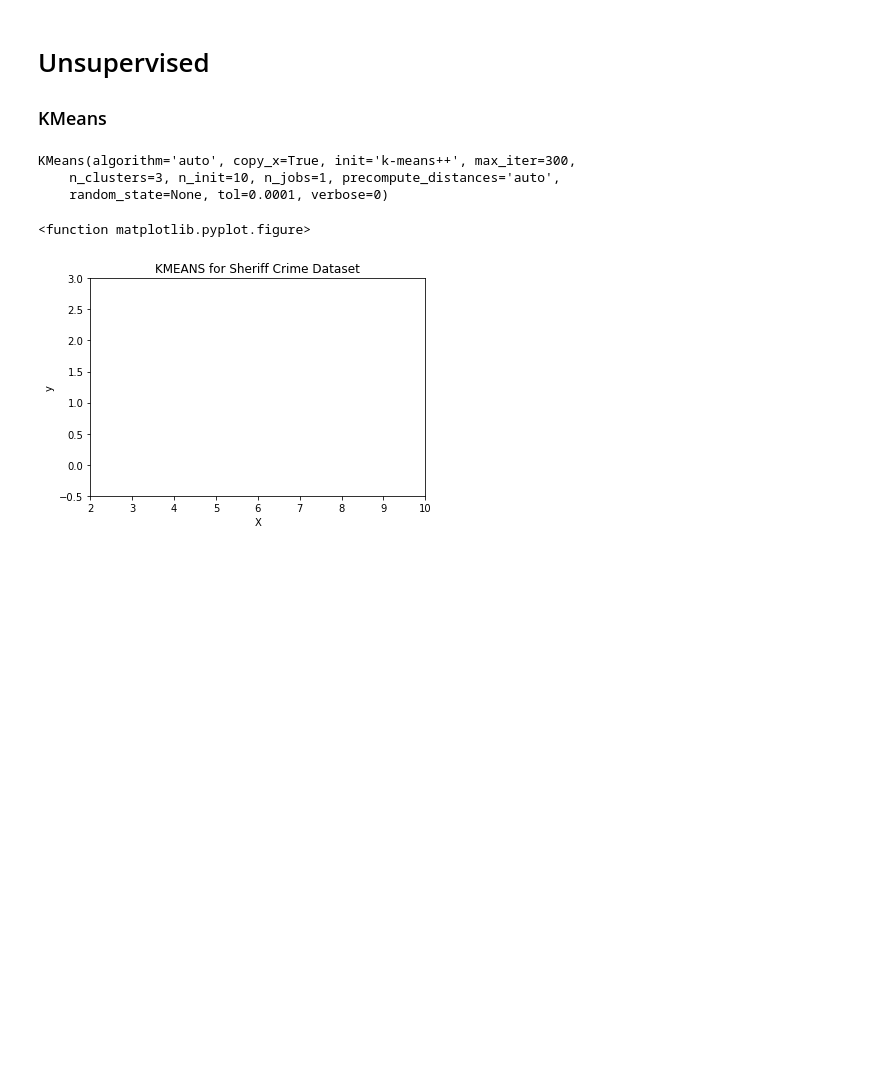
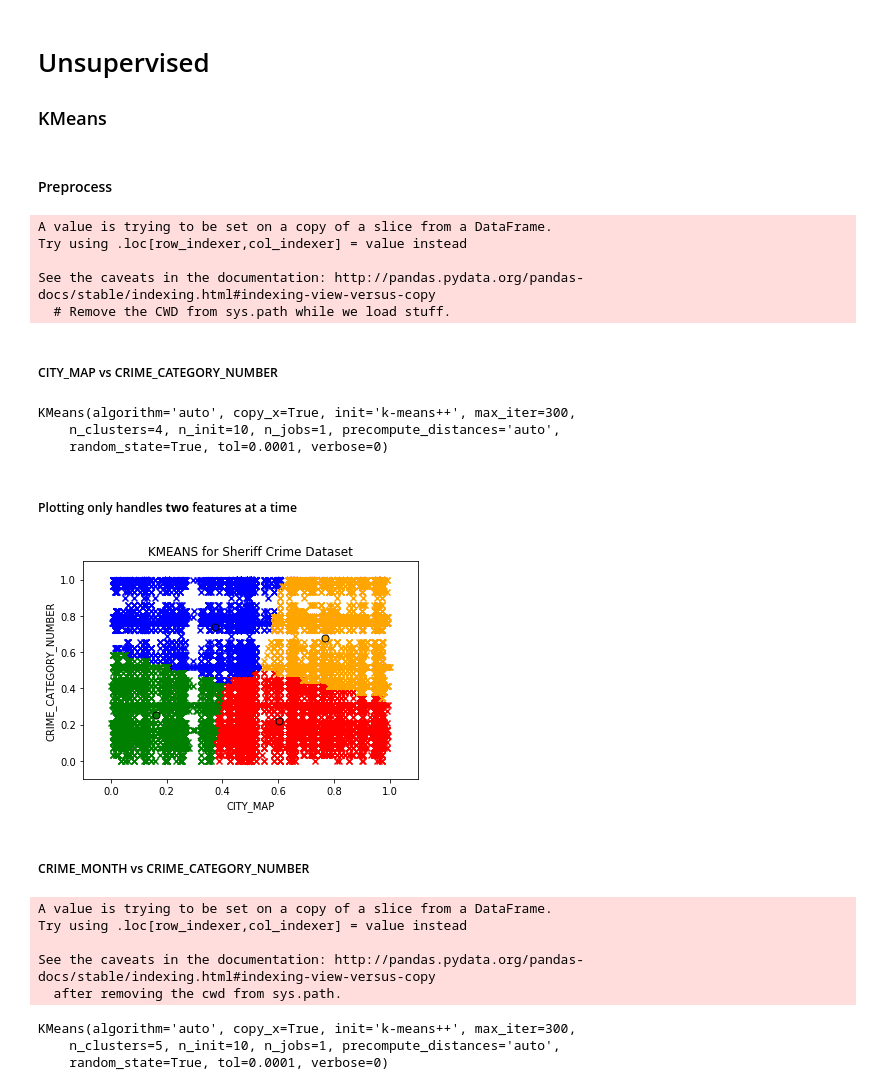
Before and after one commit to dannypadilla/la-sheriff-crimes, a Jupyter notebook: sheriff-crime-data.ipynb, the cells around one changed output. Saved outputs shown, nothing was run; the diff lists cells and outputs as text; code cells hidden in the pictures; blank space fills up the shorter version.

Commit message:
fix graph

```diff
--- a/sheriff-crime-data.ipynb
+++ b/sheriff-crime-data.ipynb
@@ -430,38 +501,59 @@ Random Forest:  0.189229022685
 # %% [markdown]
 # Unsupervised
 ### KMeans
+# %% [markdown]
+#### Preprocess
 # %%
 from sklearn.cluster import KMeans
 %matplotlib inline
+
+from sklearn.preprocessing import MinMaxScaler
+
+mms = MinMaxScaler() # for scaling/normalizing
+
+feats = ["CRIME_MONTH", "CRIME_HOUR", "CITY_MAP", "CRIME_CATEGORY_NUMBER" ]
+# %% [output]
+A value is trying to be set on a copy of a slice from a DataFrame.
+Try using .loc[row_indexer,col_indexer] = value instead
+
+See the caveats in the documentation: http://pandas.pydata.org/pandas-docs/stable/indexing.html#indexing-view-versus-copy
+  # Remove the CWD from sys.path while we load stuff.
+# %% [markdown]
+##### CITY_MAP vs CRIME_CATEGORY_NUMBER
+# %%
+city_map = ["CITY_MAP"]
+city_crime_cat = X_prep_df[city_map]
+city_crime_cat["CRIME_CATEGORY_NUMBER"] = y_sheriff_df["CRIME_CATEGORY_NUMBER"]
+city_crime_cat_df = pd.DataFrame(mms.fit_transform(city_crime_cat))
 # %%
-K_Means = KMeans(n_clusters=3)
-K_Means.fit(X_train)
+K_Means = KMeans(n_clusters=4, random_state=True)
+K_Means.fit(city_crime_cat_df)
 # %% [output]
 KMeans(algorithm='auto', copy_x=True, init='k-means++', max_iter=300,
-    n_clusters=3, n_init=10, n_jobs=1, precompute_distances='auto',
-    random_state=None, tol=0.0001, verbose=0)
+    n_clusters=4, n_init=10, n_jobs=1, precompute_distances='auto',
+    random_state=True, tol=0.0001, verbose=0)
 # %%
 labels = K_Means.labels_
 centers = K_Means.cluster_centers_
-# %%
-plt.figure
-# %% [output]
-<function matplotlib.pyplot.figure>
+# %% [markdown]
+##### Plotting only handles __two__ features at a time
 # %%
-for l, c in zip([0, 1, 2], ["red", "blue", "green"]):
+plt.figure
+
+for l, c in zip([0, 1, 2, 3], ["red", "blue", "green", "orange"]):
     current_members = (labels == l)
     current_center = centers[l]
 
-    plt.scatter(X.iloc[current_members, 0], X.iloc[current_members, 1], color = c, marker = "x")
-    plt.plot(current_center[0], current_center[l], "o", markerfacecolor = c, markeredgecolor = "k", markersize = 7)
+    plt.scatter(city_crime_cat_df.iloc[current_members, 0], city_crime_cat_df.iloc[current_members, 1], color=c, marker="x")
+    plt.plot(current_center[0], current_center[1], "o", markerfacecolor=c, markeredgecolor="k", markersize=7)
 
-plt.xlim([2, 10])
-plt.ylim([-0.5, 3])
+plt.xlim([-0.1, 1.1])
+plt.ylim([-0.1, 1.1])
 
-plt.xlabel("X")
-plt.ylabel("y")
+plt.xlabel("CITY_MAP")
+plt.ylabel("CRIME_CATEGORY_NUMBER")
 plt.title("KMEANS for Sheriff Crime Dataset")
 
 plt.show()
 # %% [output]
-[figure, old version]
+[figure, new version]
@@ -469,0 +560,20 @@ plt.show()
+# %% [markdown]
+##### CRIME_MONTH vs CRIME_CATEGORY_NUMBER
+# %%
+crime_month = ["CRIME_MONTH"]
+month_crime_cat = X_prep_df[crime_month]
+month_crime_cat["CRIME_CATEGORY_NUMBER"] = y_sheriff_df["CRIME_CATEGORY_NUMBER"]
+month_crime_cat_df = pd.DataFrame(mms.fit_transform(month_crime_cat))
+# %% [output]
+A value is trying to be set on a copy of a slice from a DataFrame.
+Try using .loc[row_indexer,col_indexer] = value instead
+
+See the caveats in the documentation: http://pandas.pydata.org/pandas-docs/stable/indexing.html#indexing-view-versus-copy
+  after removing the cwd from sys.path.
+# %%
+K_Means_mc = KMeans(n_clusters=5, random_state=True)
+K_Means_mc.fit(month_crime_cat_df)
+# %% [output]
+KMeans(algorithm='auto', copy_x=True, init='k-means++', max_iter=300,
+    n_clusters=5, n_init=10, n_jobs=1, precompute_distances='auto',
+    random_state=True, tol=0.0001, verbose=0)
```
Also changed, not shown: parts of 46 cells of this notebook.
